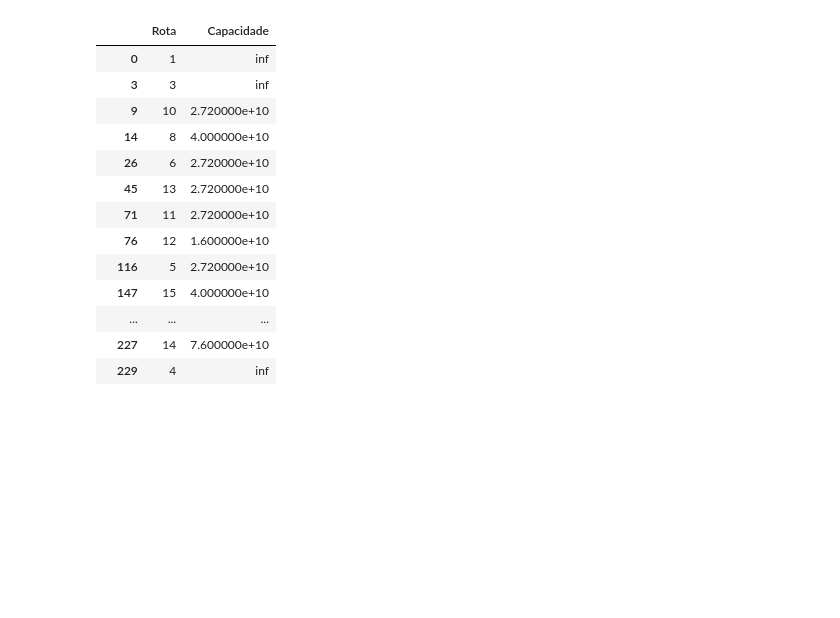
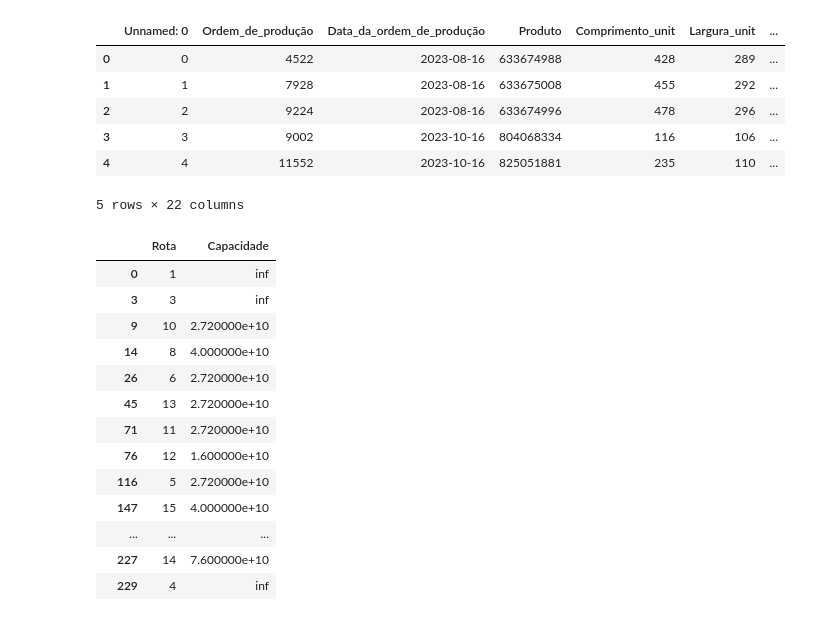
Before and after one commit to CandaPin/Resolucao_Problemas, a Jupyter notebook: 02-Notebook/03-eb-FirstFitDecreasing.ipynb, the cells around one changed output. Cells and saved outputs as stored; diff of their text form; code cells hidden in the pictures; blank space fills up the shorter version.

```diff
--- a/02-Notebook/03-eb-FirstFitDecreasing.ipynb
+++ b/02-Notebook/03-eb-FirstFitDecreasing.ipynb
@@ -3,6 +3,15 @@ import numpy as np
 import pandas as pd
 # %%
 df_bak = pd.read_excel('../01-Data/ordens_pre_process_revisado.xlsx')
+df_bak.head()
+# %% [output]
+|  | Unnamed: 0 | Ordem_de_produção | Data_da_ordem_de_produção | Produto | Comprimento_unit | Largura_unit | ... |
+| 0 | 0 | 4522 | 2023-08-16 | 633674988 | 428 | 289 | ... |
+| 1 | 1 | 7928 | 2023-08-16 | 633675008 | 455 | 292 | ... |
+| 2 | 2 | 9224 | 2023-08-16 | 633674996 | 478 | 296 | ... |
+| 3 | 3 | 9002 | 2023-10-16 | 804068334 | 116 | 106 | ... |
+| 4 | 4 | 11552 | 2023-10-16 | 825051881 | 235 | 110 | ... |
+5 rows × 22 columns
 # %%
 df_caixas_tipo = pd.read_excel('../01-Data/Dados - desafio disciplina RPVMM.xlsx', sheet_name='Tipos de caixa')
 # %%
```
Also changed, not shown: parts of 10 cells of this notebook.
